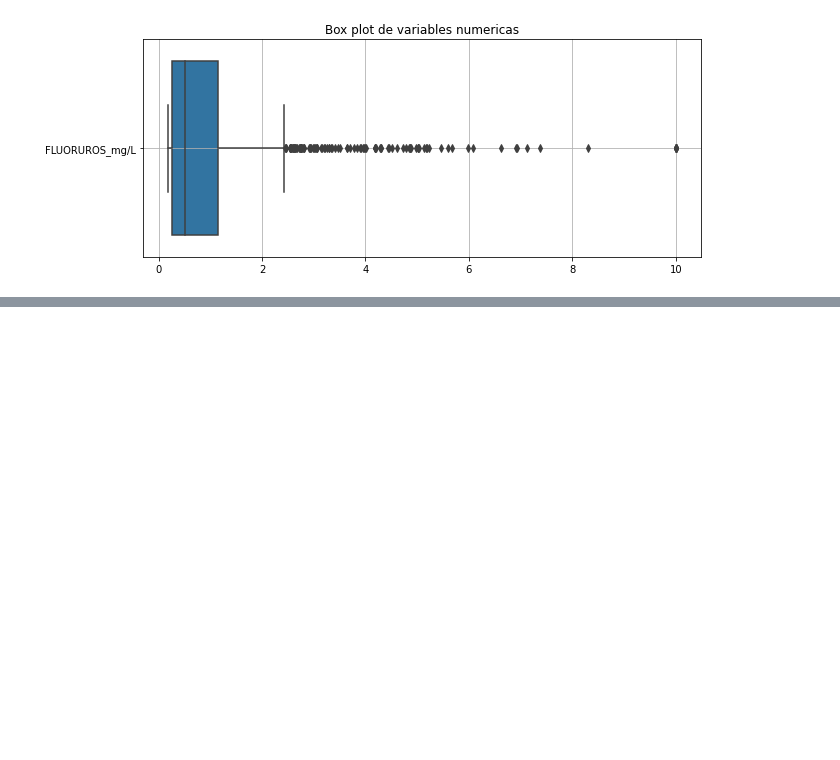
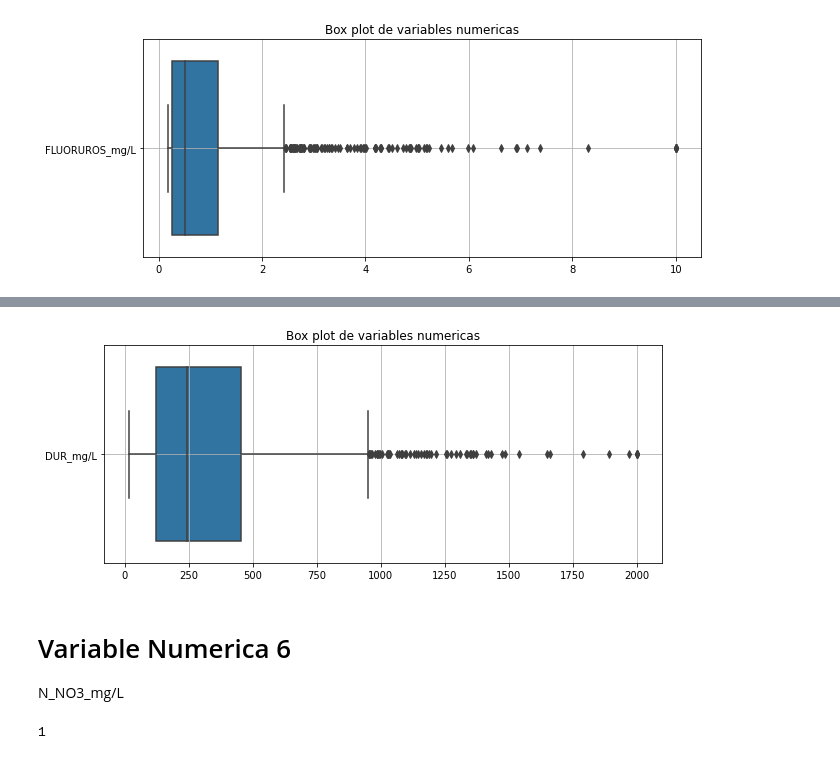
Before and after one commit to PosgradoMNA/actividades-del-projecto-equipo_36, a Jupyter notebook: Reto_Aguas_subterraneas_Entrega1.ipynb, the cells around one changed output, grey strips where cells are left out. Saved outputs shown, nothing was run; the diff lists cells and outputs as text; code cells hidden in the pictures; blank space fills up the shorter version.

```diff
--- a/Reto_Aguas_subterraneas_Entrega1.ipynb
+++ b/Reto_Aguas_subterraneas_Entrega1.ipynb
@@ -418,0 +460,5 @@ plt.show()
+# %%
+df.loc[df['DUR_mg/L'] == '<20' , 'DUR_mg/L']='19'
+# %%
+# convertimos a numerico
+df['DUR_mg/L'] = pd.to_numeric(df['DUR_mg/L'])
@@ -418,0 +469,7 @@ plt.show()
+# %%
+# Imputamos la variable bore con la media
+df['DUR_mg/L'].fillna(df['DUR_mg/L'].median(), inplace=True)
+# %%
+# reducimos los outliers
+
+df.loc[df['DUR_mg/L'] >2000 , 'DUR_mg/L']=2000
@@ -418,0 +488,13 @@ plt.show()
+# %%
+fig, axs = plt.subplots(figsize=(10, 4))
+sns.boxplot(data=df[['DUR_mg/L']], orient='h', ax=axs)
+plt.title('Box plot de variables numericas')
+plt.grid()
+plt.show()
+# %% [output]
+[figure, added]
+# %% [markdown]
+
+# Variable Numerica 6
+
+N_NO3_mg/L
@@ -418,0 +506,4 @@ plt.show()
+# %%
+df['N_NO3_mg/L'].isnull().sum()
+# %% [output]
+1
```
Also changed, not shown: parts of 54 cells of this notebook.
